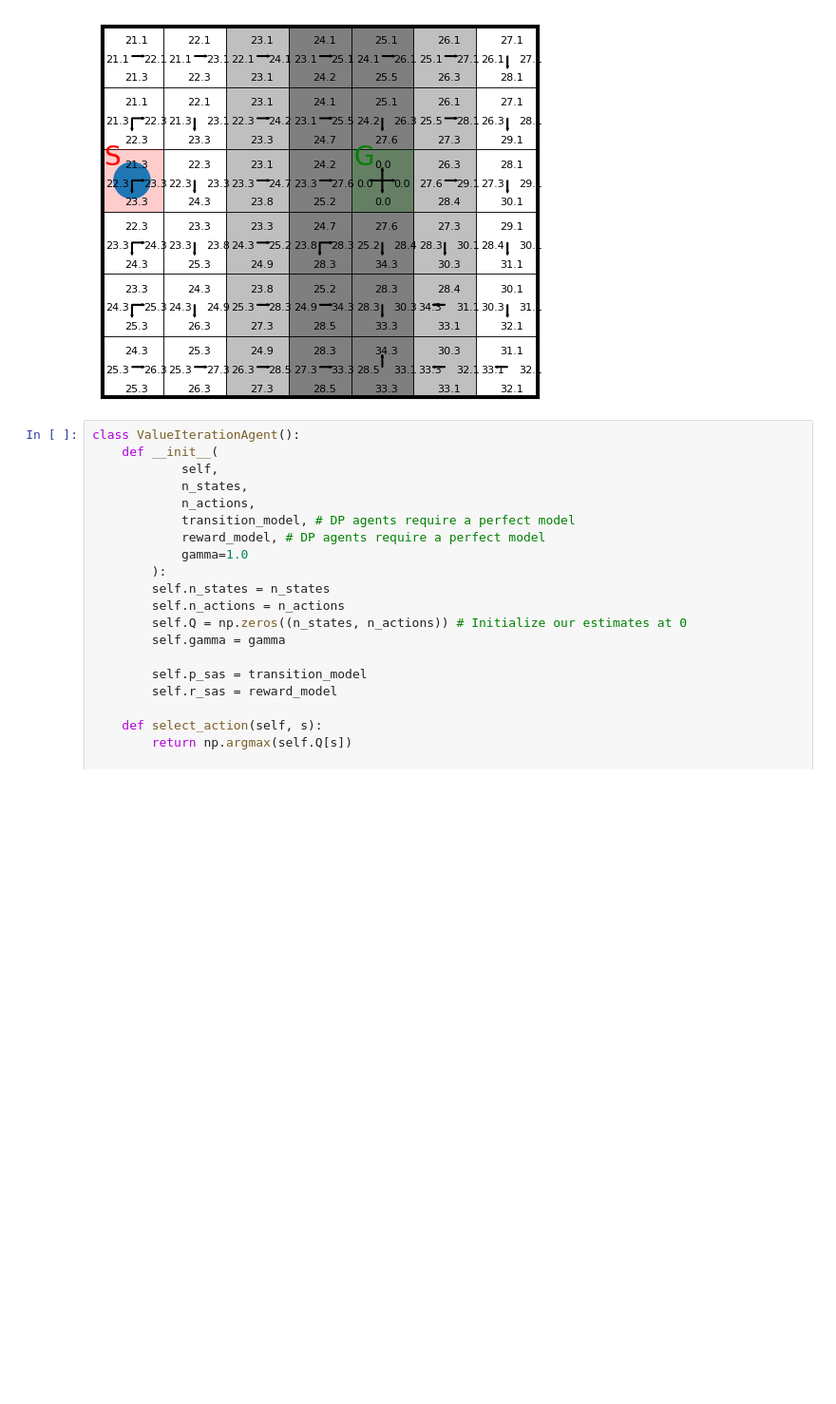
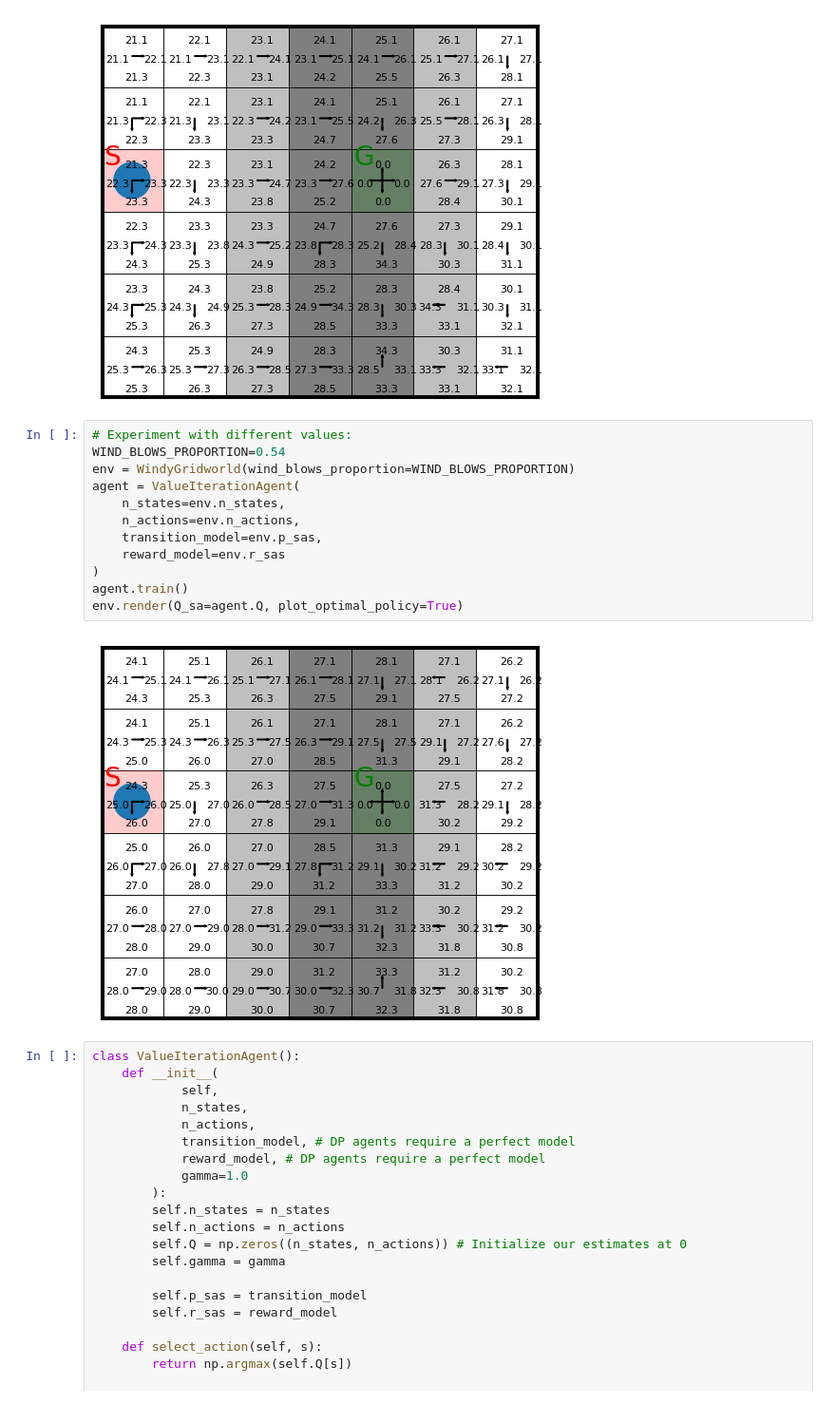
Before and after one commit to bokchoy19/intro_to_rl_assignments, a Jupyter notebook: RL_Bachelor_Assignment_1B_(2026).ipynb, the cells around one changed output. Shown at 95% size. Cells and saved outputs as stored; diff of their text form; blank space fills up the shorter version.

```diff
--- a/RL_Bachelor_Assignment_1B_(2026).ipynb
+++ b/RL_Bachelor_Assignment_1B_(2026).ipynb
@@ -540,6 +540,20 @@ agent.train()
 env.render(Q_sa=agent.Q, plot_optimal_policy=True)
 # %% [output]
 [figure]
+# %%
+# Experiment with different values:
+WIND_BLOWS_PROPORTION=0.54
+env = WindyGridworld(wind_blows_proportion=WIND_BLOWS_PROPORTION)
+agent = ValueIterationAgent(
+    n_states=env.n_states,
+    n_actions=env.n_actions,
+    transition_model=env.p_sas,
+    reward_model=env.r_sas
+)
+agent.train()
+env.render(Q_sa=agent.Q, plot_optimal_policy=True)
+# %% [output]
+[figure, added]
 # %%
 class ValueIterationAgent():
     def __init__(
```
Also changed, not shown: parts of 1 cell of this notebook, 4 other files.
